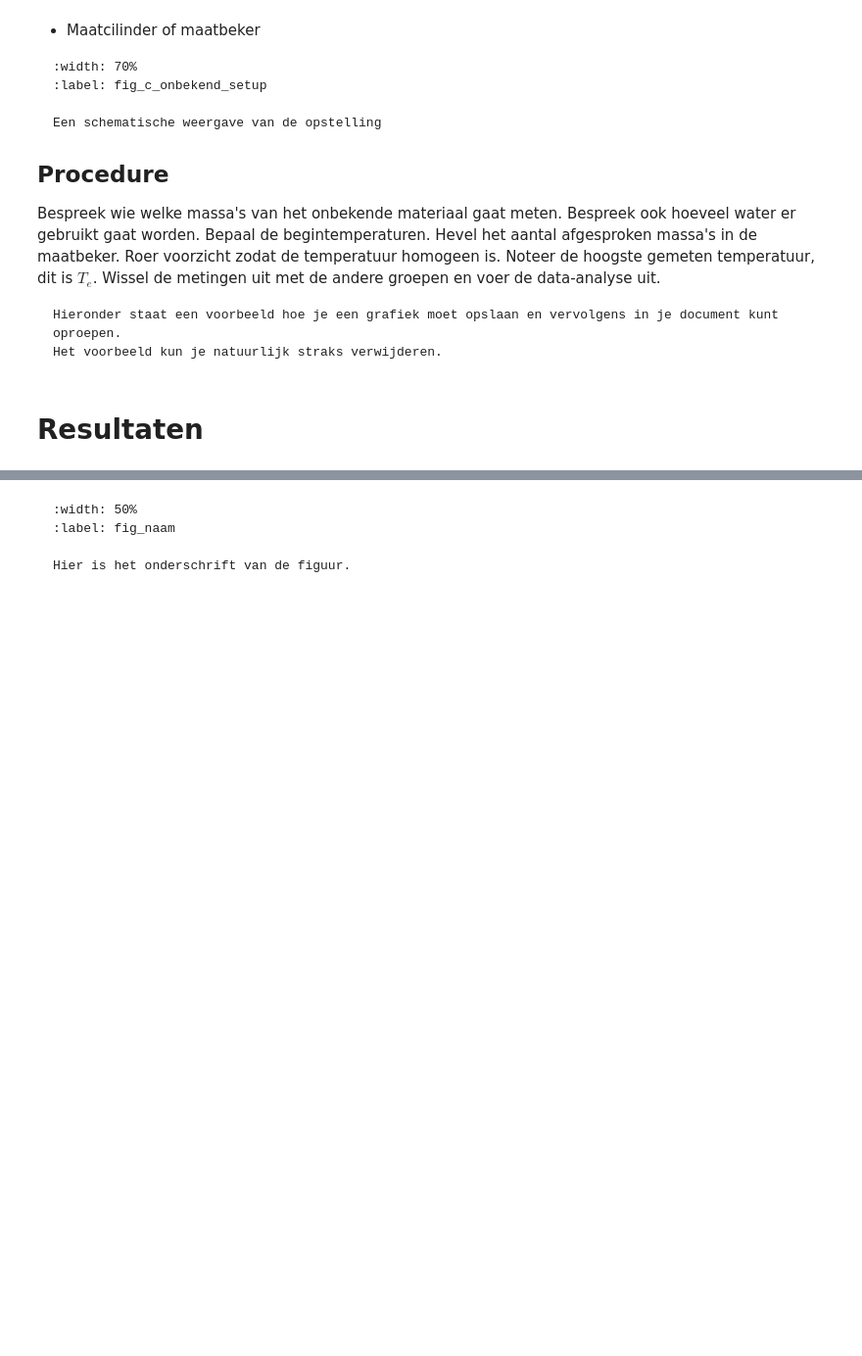
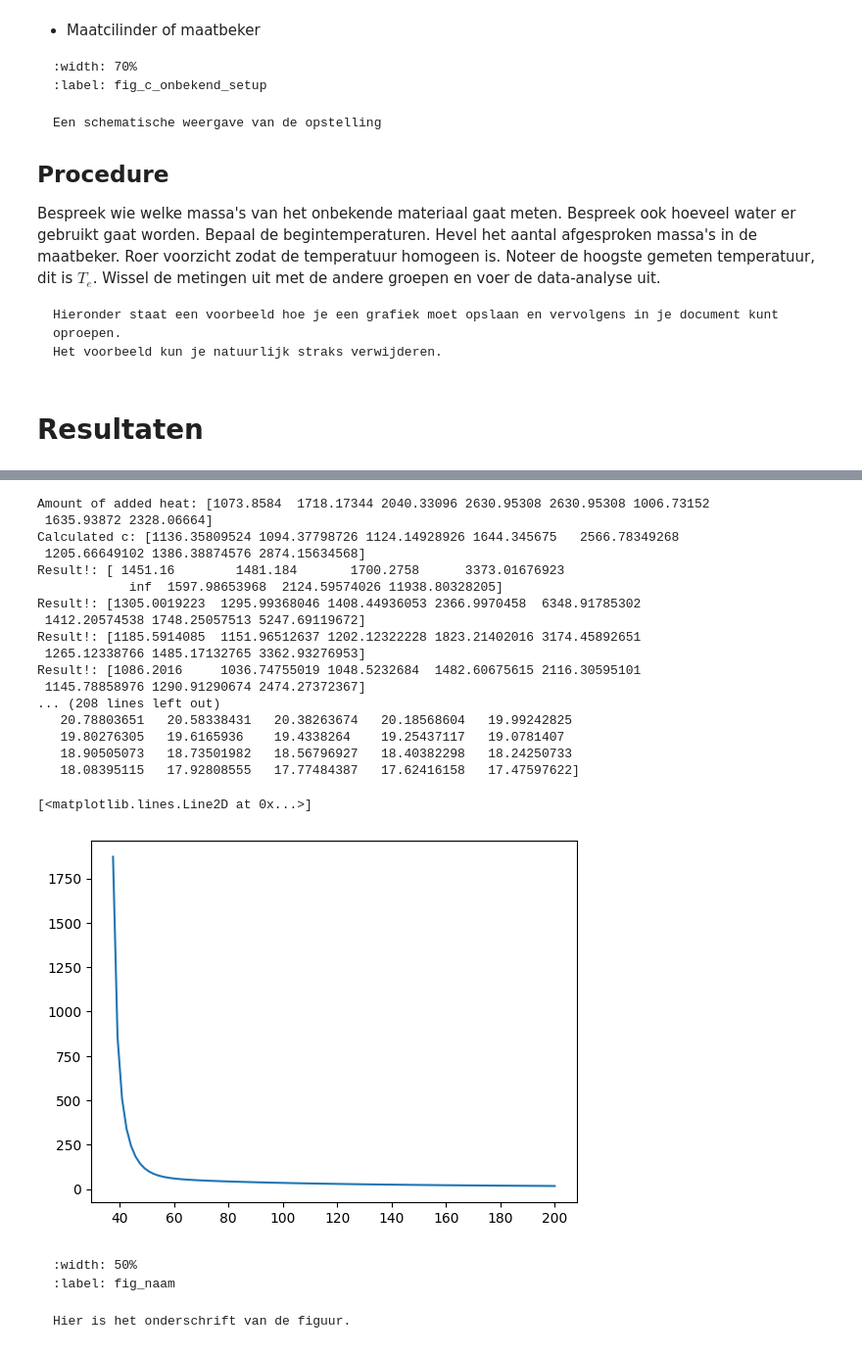
Before and after one commit to oprelo/thermo-project, a Jupyter notebook: Content/Labs/Warmtecapaciteit.ipynb, the cells around one changed output, grey strips where cells are left out. Shown at 98% size. Drawn from its saved outputs; the diff is of its cells as text; code cells hidden in the pictures; blank space fills up the shorter version.

```diff
--- a/Content/Labs/Warmtecapaciteit.ipynb
+++ b/Content/Labs/Warmtecapaciteit.ipynb
@@ -115,0 +109,67 @@ plt.show()
+# %%
+# Q added to the water as a measure of difference in degrees, mass and c_water
+# Q = m*c*deltaT
+Q = np.zeros(len(T_water_0))
+for measn in range(len(T_water_0)):
+    deltaT = T_water_max[measn] - T_water_0[measn]
+    mass = M_water[measn]
+    Q[measn] = c_water*mass*deltaT
+
+# This is the amount of heat that the blokjes took up
+print(f'Amount of added heat: {Q}')
+# Q = m*c*deltaT
+
+c = np.zeros(len(T_water_0))
+for measn in range(len(T_water_0)):
+    deltaT = T_blokje_0 - T_water_max[measn]
+    mass = M_blokjes[measn]
+    c[measn] = Q[measn]/(mass*deltaT)
+
+print(f'Calculated c: {c}')
+
+def STD(array):
+    mean = np.mean(array)
+    sum = 0
+    for element in array:
+        sum += (element - mean)**2
+    return np.sqrt(sum/len(array))
+
+
+def CalculateC(start_T_blokje, Q):
+    C = np.zeros(len(Q))
+    for measn in range(len(Q)):
+        deltaT = start_T_blokje - T_water_max[measn]
+        mass = M_blokjes[measn]
+        C[measn] = Q[measn]/(mass*deltaT)
+    return C
+
+T_test = np.linspace(np.max(T_water_max), 200, 100)
+std_bin = np.zeros(len(T_test))
+
+for test in range(len(T_test)):
+    result = CalculateC(T_test[test], Q)
+    print(f'Result!: {result}')
+    std_bin[test] = STD(result)
+
+print(std_bin)
+plt.plot(T_test, std_bin)
+# %% [output]
+Amount of added heat: [1073.8584  1718.17344 2040.33096 2630.95308 2630.95308 1006.73152
+ 1635.93872 2328.06664]
+Calculated c: [1136.35809524 1094.37798726 1124.14928926 1644.345675   2566.78349268
+ 1205.66649102 1386.38874576 2874.15634568]
+Result!: [ 1451.16        1481.184       1700.2758      3373.01676923
+            inf  1597.98653968  2124.59574026 11938.80328205]
+Result!: [1305.0019223  1295.99368046 1408.44936053 2366.9970458  6348.91785302
+ 1412.20574538 1748.25057513 5247.69119672]
+Result!: [1185.5914085  1151.96512637 1202.12322228 1823.21402016 3174.45892651
+ 1265.12338766 1485.17132765 3362.93276953]
+Result!: [1086.2016     1036.74755019 1048.5232684  1482.60675615 2116.30595101
+ 1145.78858976 1290.91290674 2474.27372367]
+... (208 lines left out)
+   20.78803651   20.58338431   20.38263674   20.18568604   19.99242825
+   19.80276305   19.6165936    19.4338264    19.25437117   19.0781407
+   18.90505073   18.73501982   18.56796927   18.40382298   18.24250733
+   18.08395115   17.92808555   17.77484387   17.62416158   17.47597622]
+[<matplotlib.lines.Line2D at 0x...>]
+[figure, added]
```
Also changed, not shown: parts of 2 cells of this notebook, 4 other files.
